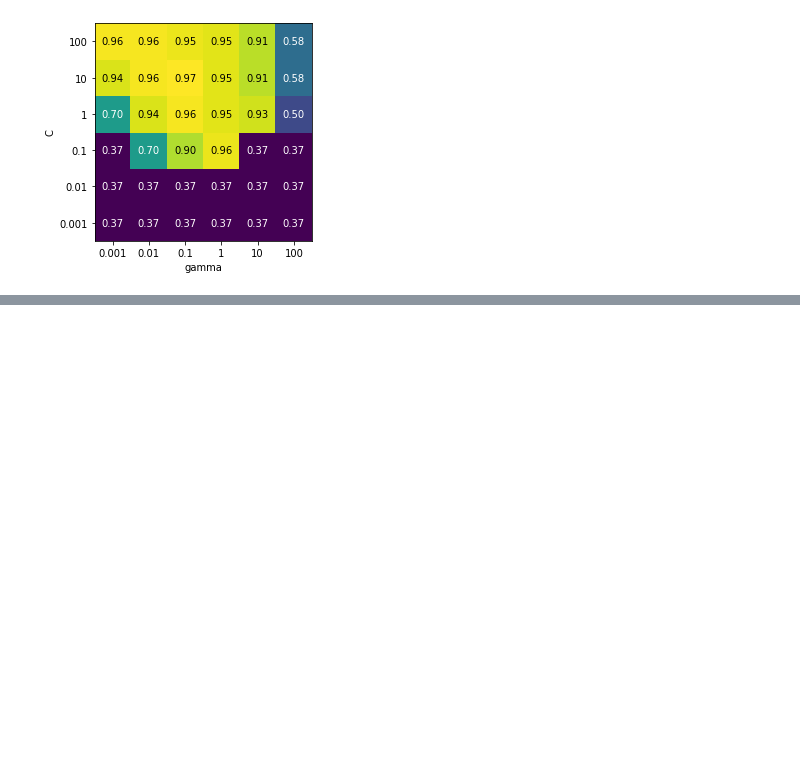
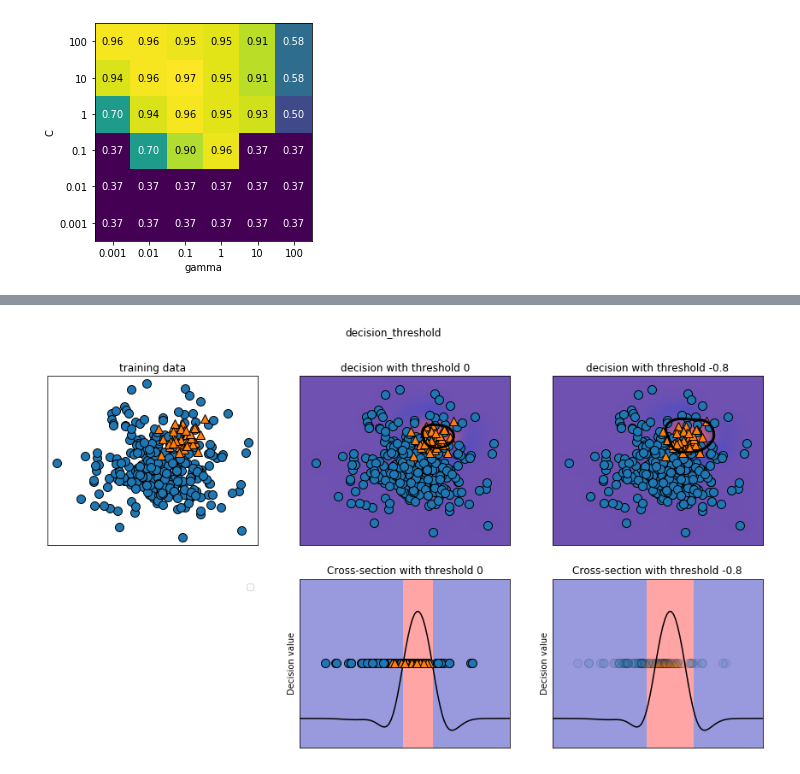
Before and after one commit to Rimo1129/practice_of_ml, a Jupyter notebook: Chp5/practice_chp5.ipynb, the cells around one changed output, grey strips where cells are left out. Saved outputs shown, nothing was run; the diff lists cells and outputs as text; code cells hidden in the pictures; blank space fills up the shorter version.

```diff
--- a/Chp5/practice_chp5.ipynb
+++ b/Chp5/practice_chp5.ipynb
@@ -322,0 +543,4 @@ param_grid_linear = {'C': np.linspace(1,2,6), 'gamma': np.linspace(1,2,6)}
+# %%
+mglearn.plots.plot_decision_threshold()
+# %% [output]
+[figure, added]
```
Also changed, not shown: parts of 50 cells of this notebook.
